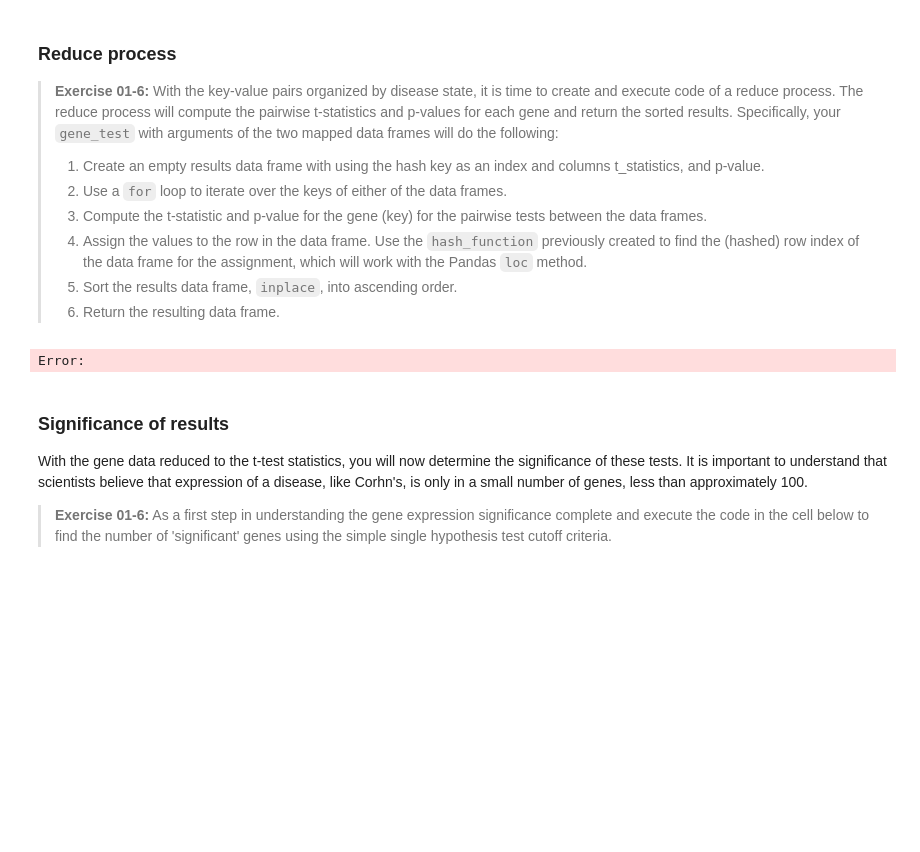
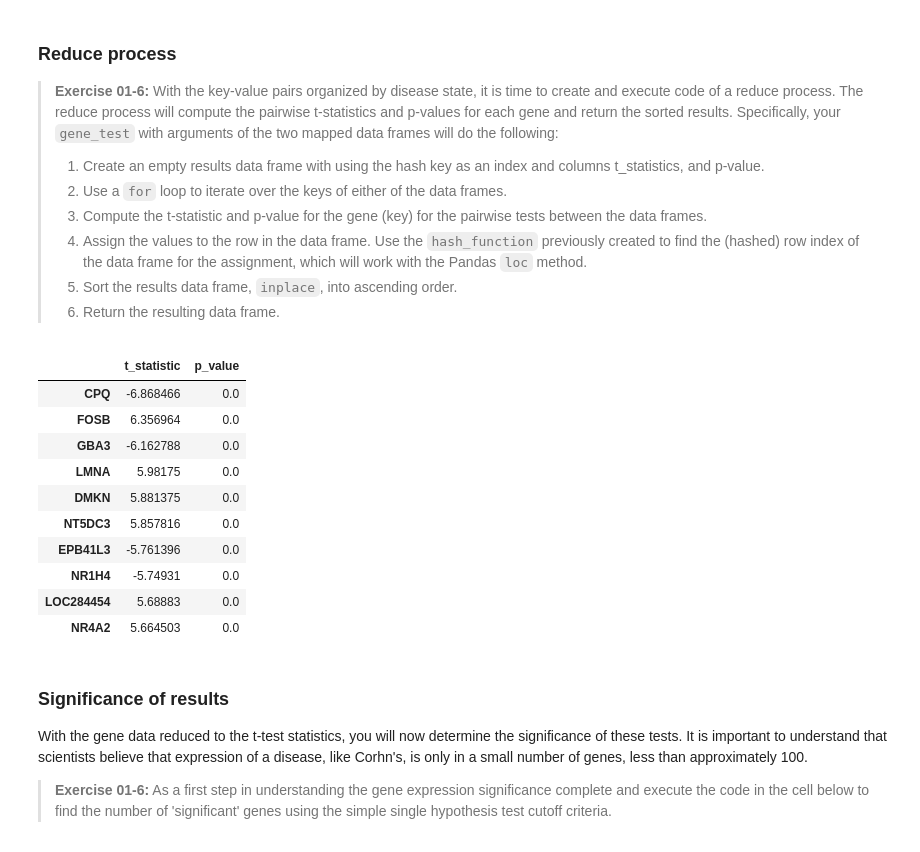
Before and after one commit to rmcgill0709/CSCI-E-108, a Jupyter notebook: notebooks/01_PitfallsInDataMining.ipynb, the cells around one changed output. Saved outputs shown, nothing was run; the diff lists cells and outputs as text; code cells hidden in the pictures; blank space fills up the shorter version.

```diff
--- a/notebooks/01_PitfallsInDataMining.ipynb
+++ b/notebooks/01_PitfallsInDataMining.ipynb
@@ -377,7 +429,8 @@ $$p(10) \le \frac{0.05}{1000 - 10 + 1} = 0.00005045$$
 def map_gene(gene_data):
     ## First, separate the columns by disease type
     ## Put your code below.
-
+    ulcerative = gene_data[gene_data['Disease State'] == 'Ulcerative Colitis (UC)'].copy()
+    crohns = gene_data[gene_data['Disease State'] == 'Crohn\'s Disease (CD)'].copy()
 
 
     return ulcerative.iloc[:,1:].transpose(), crohns.iloc[:,1:].transpose()
@@ -407,18 +468,30 @@ Error:
 > 6. Return the resulting data frame.
 # %%
 def gene_test(ulcerative, crohns):
-    test_results = test_results = pd.DataFrame(index = ulcerative.index, columns=['t_statistic','p_value'])
+    test_results = pd.DataFrame(index = ulcerative.index, columns=['t_statistic','p_value'])
     ## Put your code below.
 
+    for row, what in ulcerative.iterrows():
+      t_test_results = ttest_ind(ulcerative.loc[row], crohns.loc[row])
+      test_results.loc[row, 't_statistic'] = t_test_results[0]
+      test_results.loc[row, 'p_value'] = t_test_results[1]
 
-
-
-    return test_results
+    return test_results.sort_values('p_value', axis=0, ascending=True)
 
 gene_statistics = gene_test(ulcerative, crohns)
 gene_statistics.head(10)
 # %% [output]
-Error:
+|  | t_statistic | p_value |
+| CPQ | -6.868466 | 0.0 |
+| FOSB | 6.356964 | 0.0 |
+| GBA3 | -6.162788 | 0.0 |
+| LMNA | 5.98175 | 0.0 |
+| DMKN | 5.881375 | 0.0 |
+| NT5DC3 | 5.857816 | 0.0 |
+| EPB41L3 | -5.761396 | 0.0 |
+| NR1H4 | -5.74931 | 0.0 |
+| LOC284454 | 5.68883 | 0.0 |
+| NR4A2 | 5.664503 | 0.0 |
 # %% [markdown]
 ### Significance of results
 
```
Also changed, not shown: parts of 30 cells of this notebook, 1 other file.
